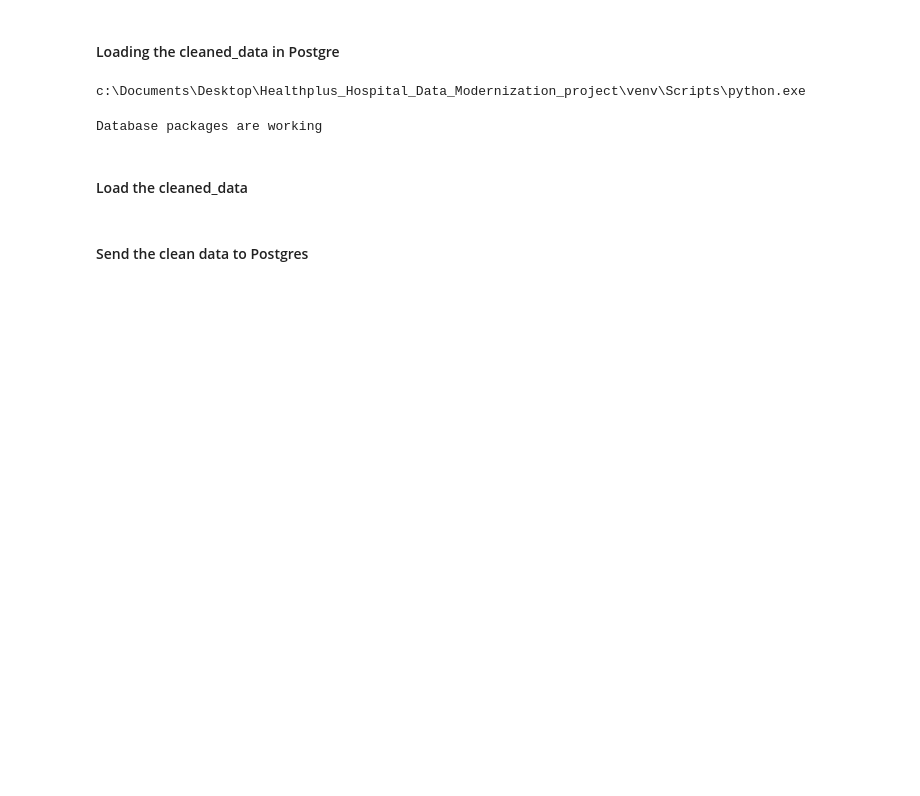
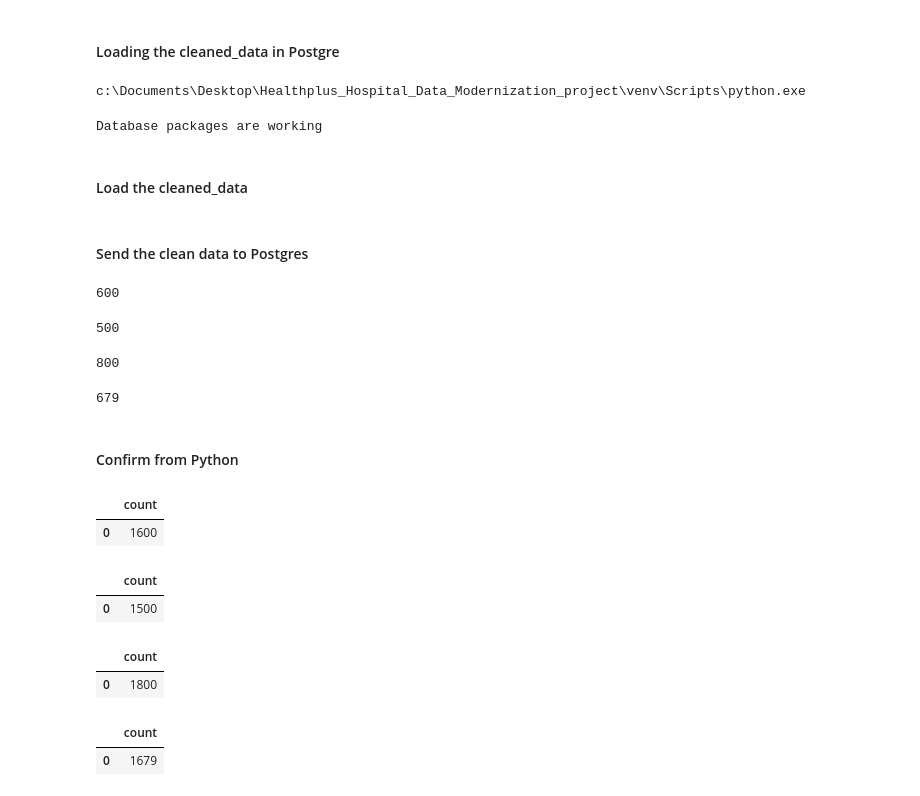
Before and after one commit to chinweubaudeh-crypto/Healthplus_Hospital_Data_Modernization_project, a Jupyter notebook: notebooks/healthplus_project.ipynb, the cells around one changed output. Cells and saved outputs as stored; diff of their text form; code cells hidden in the pictures; blank space fills up the shorter version.

```diff
--- a/notebooks/healthplus_project.ipynb
+++ b/notebooks/healthplus_project.ipynb
@@ -1755,7 +1755,7 @@ Database packages are working
 from sqlalchemy import create_engine
 
 engine = create_engine(
-    "postgresql+psycopg2://postgres:goodlife20@localhost:5432/healthplus_modernization_db"
+    "postgresql+psycopg2://postgres:goodlife20@localhost:5432/healthplus_project_db"
 )
 # %% [markdown]
 #### Load the cleaned_data
@@ -1769,3 +1769,41 @@ billing_cleaned = pd.read_csv("../data/cleaned_data/billing_cleaned.csv")
 doctors_cleaned = pd.read_csv("../data/cleaned_data/doctors_cleaned.csv")
 # %% [markdown]
 #### Send the clean data to Postgres
+# %%
+patients_cleaned.to_sql("patients", engine, if_exists="replace", index=False)
+# %% [output]
+600
+# %%
+doctors_cleaned.to_sql("doctors", engine, if_exists="replace", index=False)
+# %% [output]
+500
+# %%
+appointments_cleaned.to_sql("appointments", engine, if_exists="replace", index=False)
+# %% [output]
+800
+# %%
+billing_cleaned.to_sql("billing", engine, if_exists="replace", index=False)
+# %% [output]
+679
+# %% [markdown]
+#### Confirm from Python
+# %%
+pd.read_sql("SELECT COUNT(*) FROM patients", engine)
+# %% [output]
+|  | count |
+| 0 | 1600 |
+# %%
+pd.read_sql("SELECT COUNT(*) FROM doctors", engine)
+# %% [output]
+|  | count |
+| 0 | 1500 |
+# %%
+pd.read_sql("SELECT COUNT(*) FROM appointments", engine)
+# %% [output]
+|  | count |
+| 0 | 1800 |
+# %%
+pd.read_sql("SELECT COUNT(*) FROM billing", engine)
+# %% [output]
+|  | count |
+| 0 | 1679 |
```
Also changed, not shown: 1 other file.
